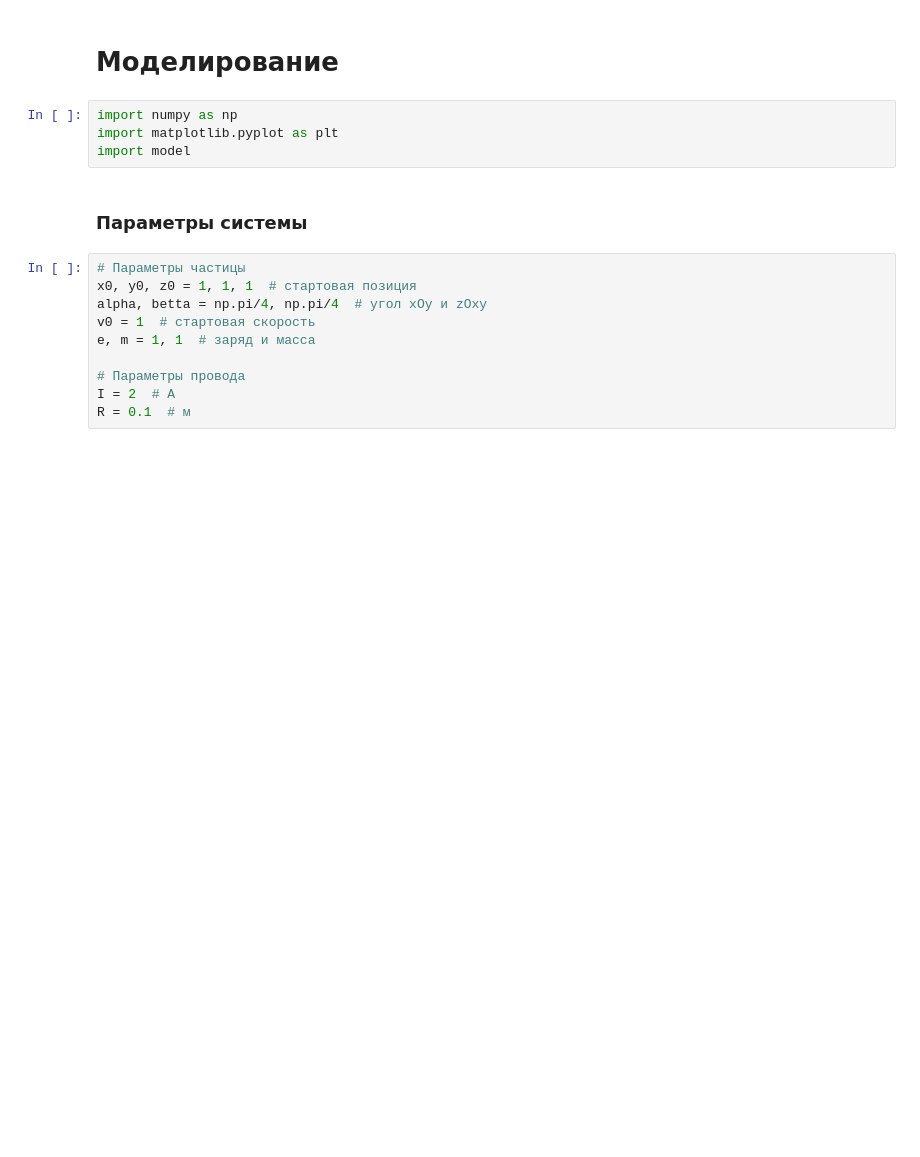
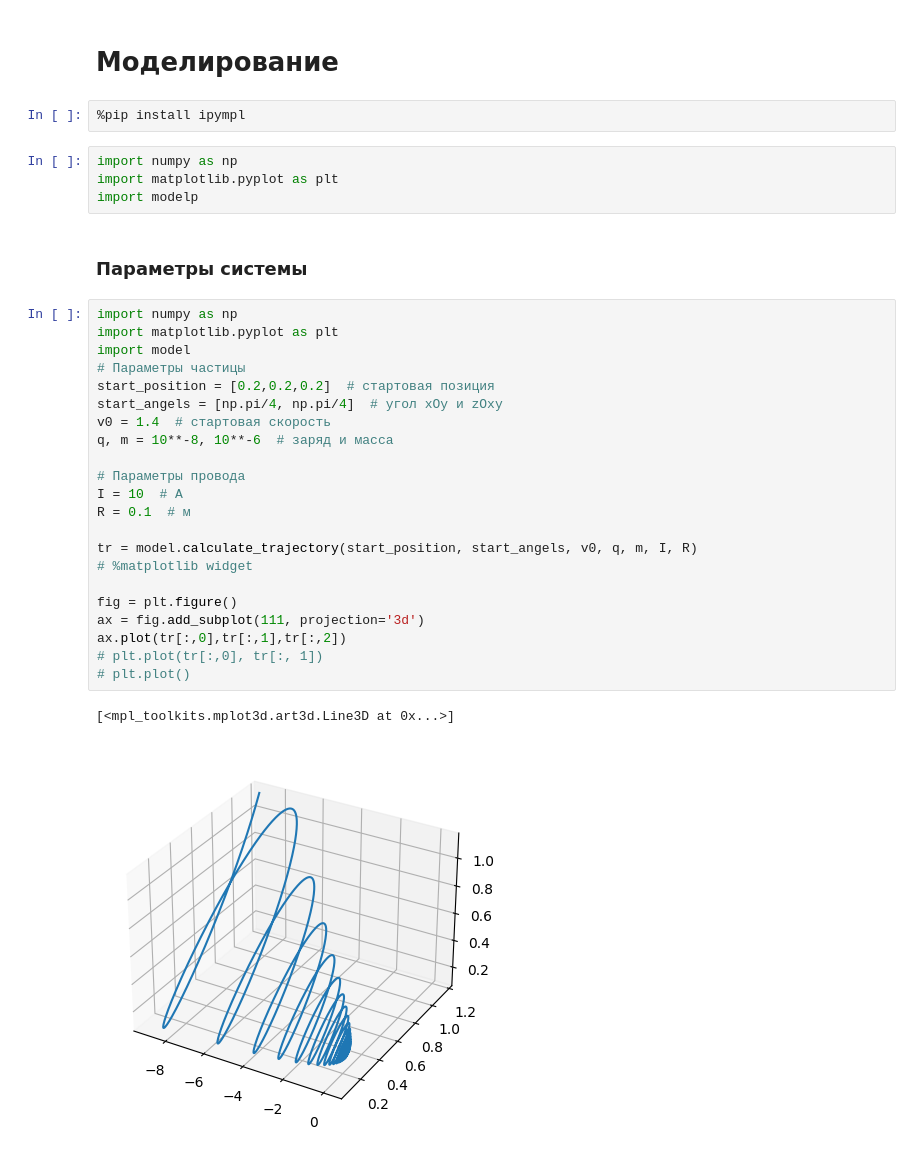
Before and after one commit to lalayants/PhysicsITMO_Electrostatics, a Jupyter notebook: Project2.1/project copy.ipynb, the cells around one changed output. Drawn from its saved outputs; the diff is of its cells as text; blank space fills up the shorter version.

```diff
--- a/Project2.1/project copy.ipynb
+++ b/Project2.1/project copy.ipynb
@@ -10,19 +10,36 @@ $$m\frac{d\vec{V}}{dt} = e[\vec{V}, \vec{B}]$$
 , где B - магнитная идукция, m и е - масса и заряд частицы
 # %% [markdown]
 # Моделирование
+# %%
+%pip install ipympl
 # %%
 import numpy as np
 import matplotlib.pyplot as plt
-import model
+import modelp
 # %% [markdown]
 ### Параметры системы
-# %%
-# Параметры частицы
-x0, y0, z0 = 1, 1, 1  # стартовая позиция
-alpha, betta = np.pi/4, np.pi/4  # угол xOy и zOxy
-v0 = 1  # стартовая скорость
-e, m = 1, 1  # заряд и масса
-
-# Параметры провода
-I = 2  # A
-R = 0.1  # м
+# %%
+import numpy as np
+import matplotlib.pyplot as plt
+import model
+# Параметры частицы
+start_position = [0.2,0.2,0.2]  # стартовая позиция
+start_angels = [np.pi/4, np.pi/4]  # угол xOy и zOxy
+v0 = 1.4  # стартовая скорость
+q, m = 10**-8, 10**-6  # заряд и масса
+
+# Параметры провода
+I = 10  # A
+R = 0.1  # м
+
+tr = model.calculate_trajectory(start_position, start_angels, v0, q, m, I, R)
+# %matplotlib widget
+
+fig = plt.figure()
+ax = fig.add_subplot(111, projection='3d')
+ax.plot(tr[:,0],tr[:,1],tr[:,2])
+# plt.plot(tr[:,0], tr[:, 1])
+# plt.plot()
+# %% [output]
+[<mpl_toolkits.mplot3d.art3d.Line3D at 0x...>]
+[figure, added]
```
Also changed, not shown: 1 other file.
